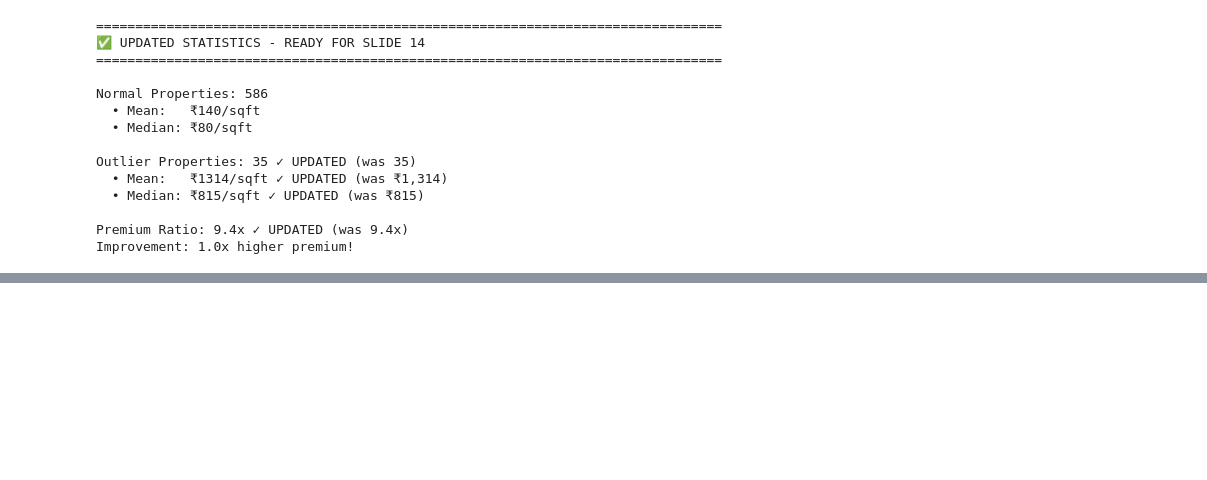
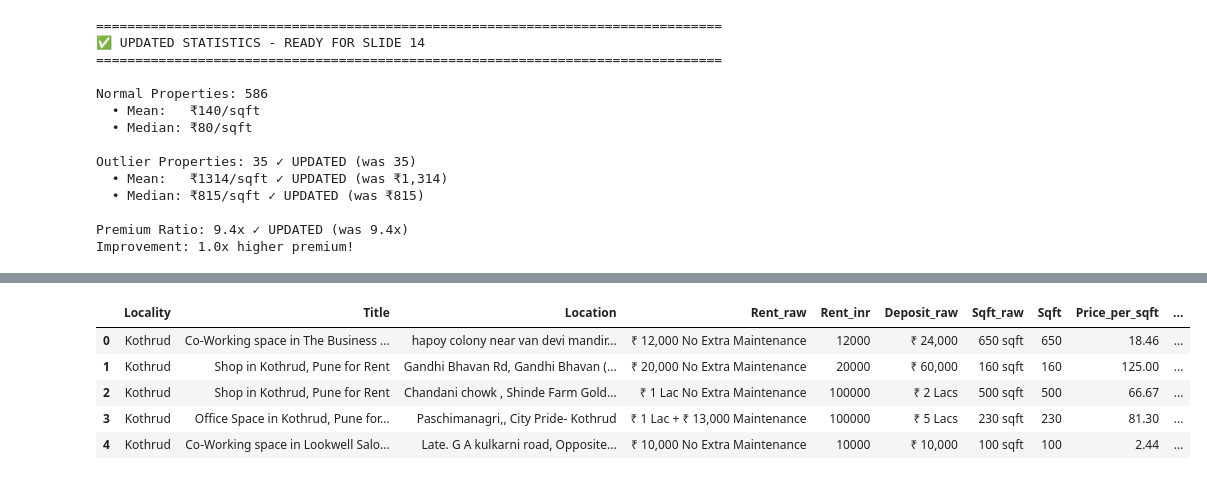
Before and after one commit to Rohit-Girhe/Web-Scrapping-Project, a Jupyter notebook: Visualsincluded.ipynb, the cells around one changed output, grey strips where cells are left out. Drawn from its saved outputs; the diff is of its cells as text; code cells hidden in the pictures; blank space fills up the shorter version.

```diff
--- a/Visualsincluded.ipynb
+++ b/Visualsincluded.ipynb
@@ -1053,0 +1243,10 @@ Improvement: 1.0x higher premium!
+# %%
+df_raw = pd.read_csv("pune_commercial_listings_nobroker.csv")
+df_raw.head()
+# %% [output]
+|  | Locality | Title | Location | Rent_raw | Rent_inr | Deposit_raw | Sqft_raw | Sqft | Price_per_sqft | ... |
+| 0 | Kothrud | Co-Working space in The Business ... | hapoy colony near van devi mandir... | ₹ 12,000 No Extra Maintenance | 12000 | ₹ 24,000 | 650 sqft | 650 | 18.46 | ... |
+| 1 | Kothrud | Shop in Kothrud, Pune for Rent | Gandhi Bhavan Rd, Gandhi Bhavan (... | ₹ 20,000 No Extra Maintenance | 20000 | ₹ 60,000 | 160 sqft | 160 | 125.00 | ... |
+| 2 | Kothrud | Shop in Kothrud, Pune for Rent | Chandani chowk , Shinde Farm Gold... | ₹ 1 Lac No Extra Maintenance | 100000 | ₹ 2 Lacs | 500 sqft | 500 | 66.67 | ... |
+| 3 | Kothrud | Office Space in Kothrud, Pune for... | Paschimanagri,, City Pride- Kothrud | ₹ 1 Lac + ₹ 13,000 Maintenance | 100000 | ₹ 5 Lacs | 230 sqft | 230 | 81.30 | ... |
+| 4 | Kothrud | Co-Working space in Lookwell Salo... | Late. G A kulkarni road, Opposite... | ₹ 10,000 No Extra Maintenance | 10000 | ₹ 10,000 | 100 sqft | 100 | 2.44 | ... |
```
Also changed, not shown: parts of 3 cells of this notebook, 22 other files.
